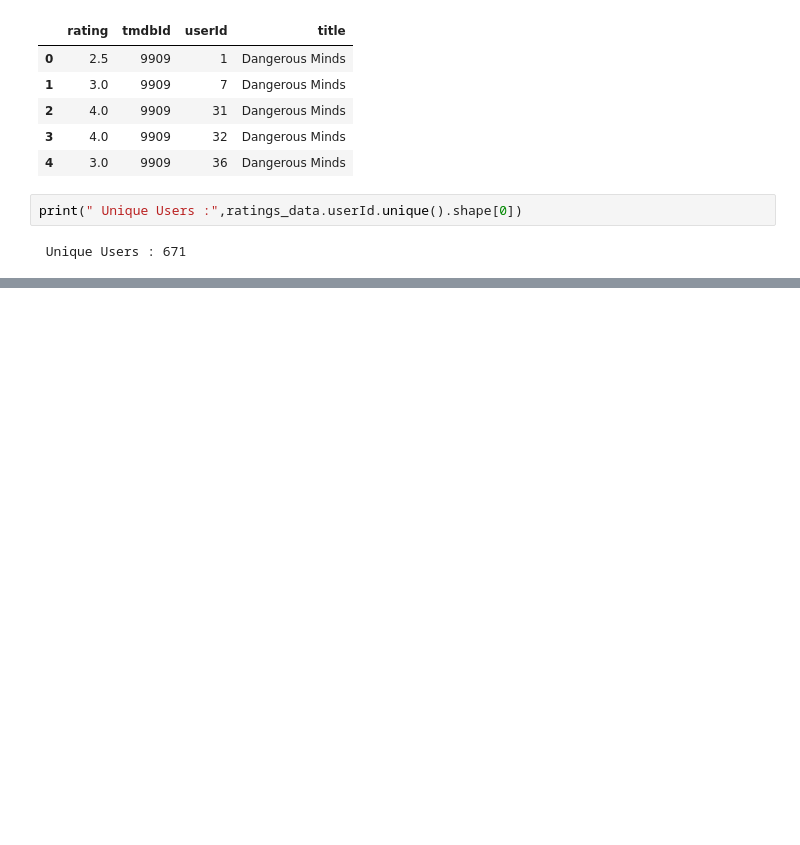
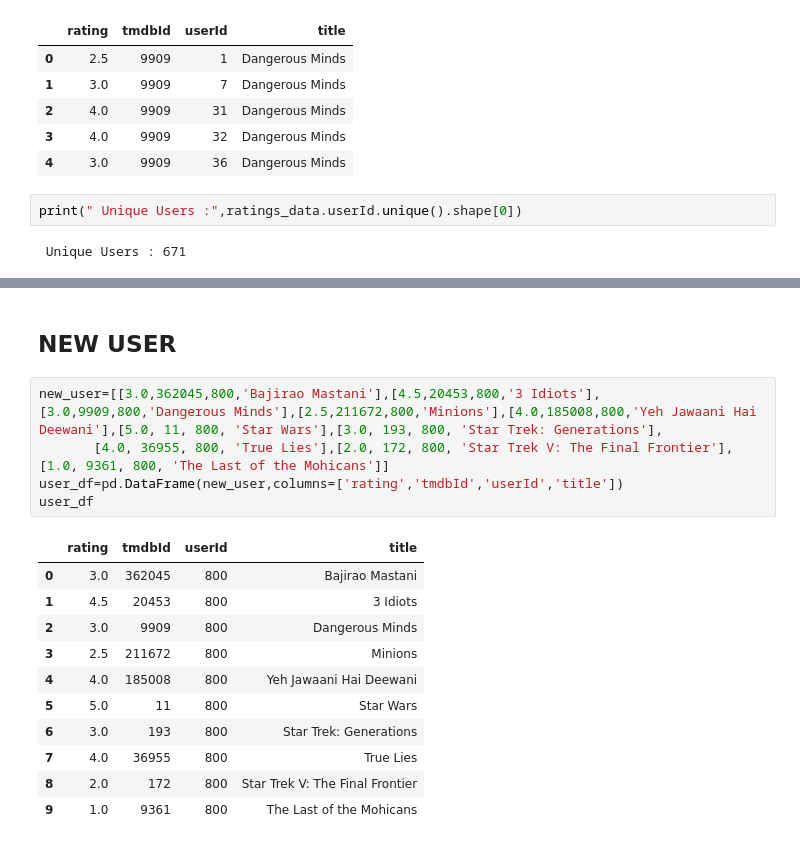
Before and after one commit to disha2sinha/Movie-Recommendation-System, a Jupyter notebook: Recommendation_System.ipynb, the cells around one changed output, grey strips where cells are left out. Saved outputs shown, nothing was run; the diff lists cells and outputs as text; blank space fills up the shorter version.

```diff
--- a/Recommendation_System.ipynb
+++ b/Recommendation_System.ipynb
@@ -327,0 +341,19 @@ collaborative(ratings_data[ratings_data['userId']==1])
+# %% [markdown]
+## **NEW USER**
+# %%
+new_user=[[3.0,362045,800,'Bajirao Mastani'],[4.5,20453,800,'3 Idiots'],[3.0,9909,800,'Dangerous Minds'],[2.5,211672,800,'Minions'],[4.0,185008,800,'Yeh Jawaani Hai Deewani'],[5.0, 11, 800, 'Star Wars'],[3.0, 193, 800, 'Star Trek: Generations'],
+       [4.0, 36955, 800, 'True Lies'],[2.0, 172, 800, 'Star Trek V: The Final Frontier'],[1.0, 9361, 800, 'The Last of the Mohicans']]
+user_df=pd.DataFrame(new_user,columns=['rating','tmdbId','userId','title'])
+user_df
+# %% [output]
+|  | rating | tmdbId | userId | title |
+| 0 | 3.0 | 362045 | 800 | Bajirao Mastani |
+| 1 | 4.5 | 20453 | 800 | 3 Idiots |
+| 2 | 3.0 | 9909 | 800 | Dangerous Minds |
+| 3 | 2.5 | 211672 | 800 | Minions |
+| 4 | 4.0 | 185008 | 800 | Yeh Jawaani Hai Deewani |
+| 5 | 5.0 | 11 | 800 | Star Wars |
+| 6 | 3.0 | 193 | 800 | Star Trek: Generations |
+| 7 | 4.0 | 36955 | 800 | True Lies |
+| 8 | 2.0 | 172 | 800 | Star Trek V: The Final Frontier |
+| 9 | 1.0 | 9361 | 800 | The Last of the Mohicans |
```
Also changed, not shown: parts of 4 cells of this notebook.
